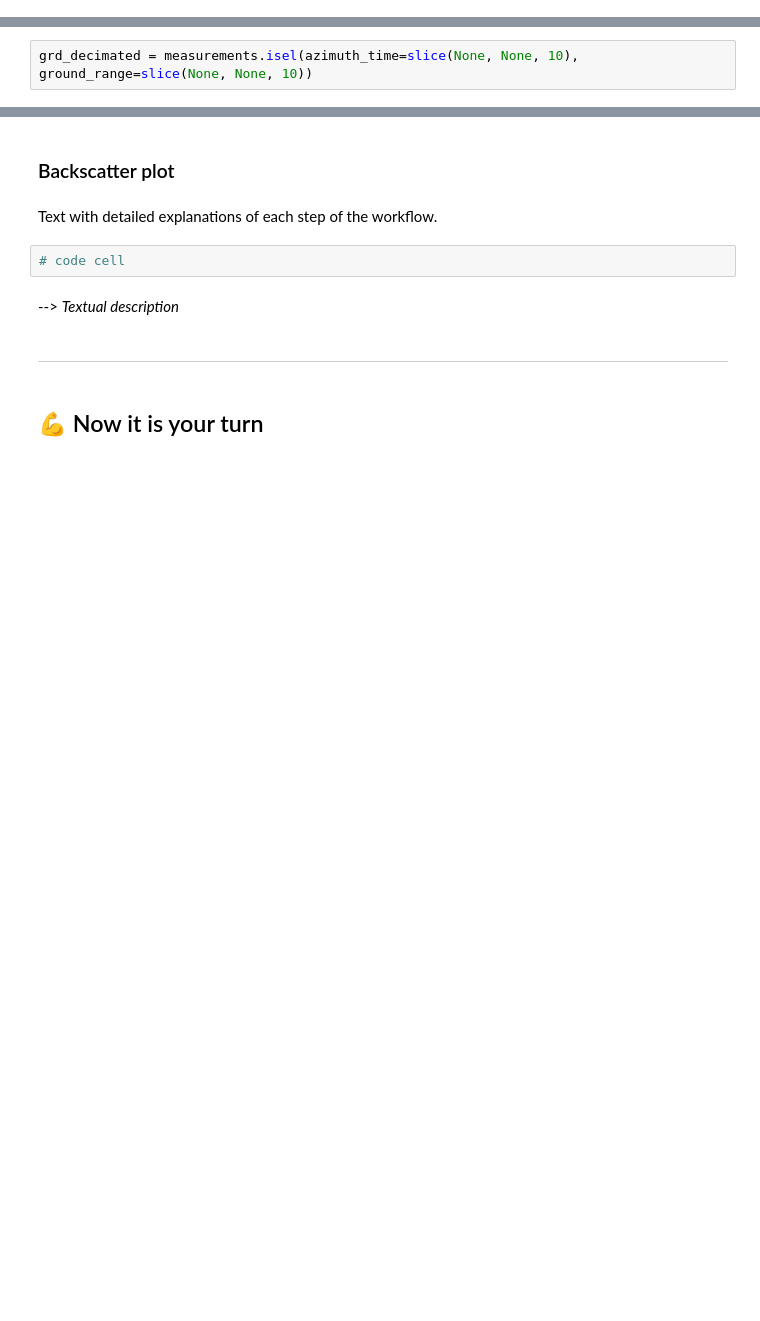
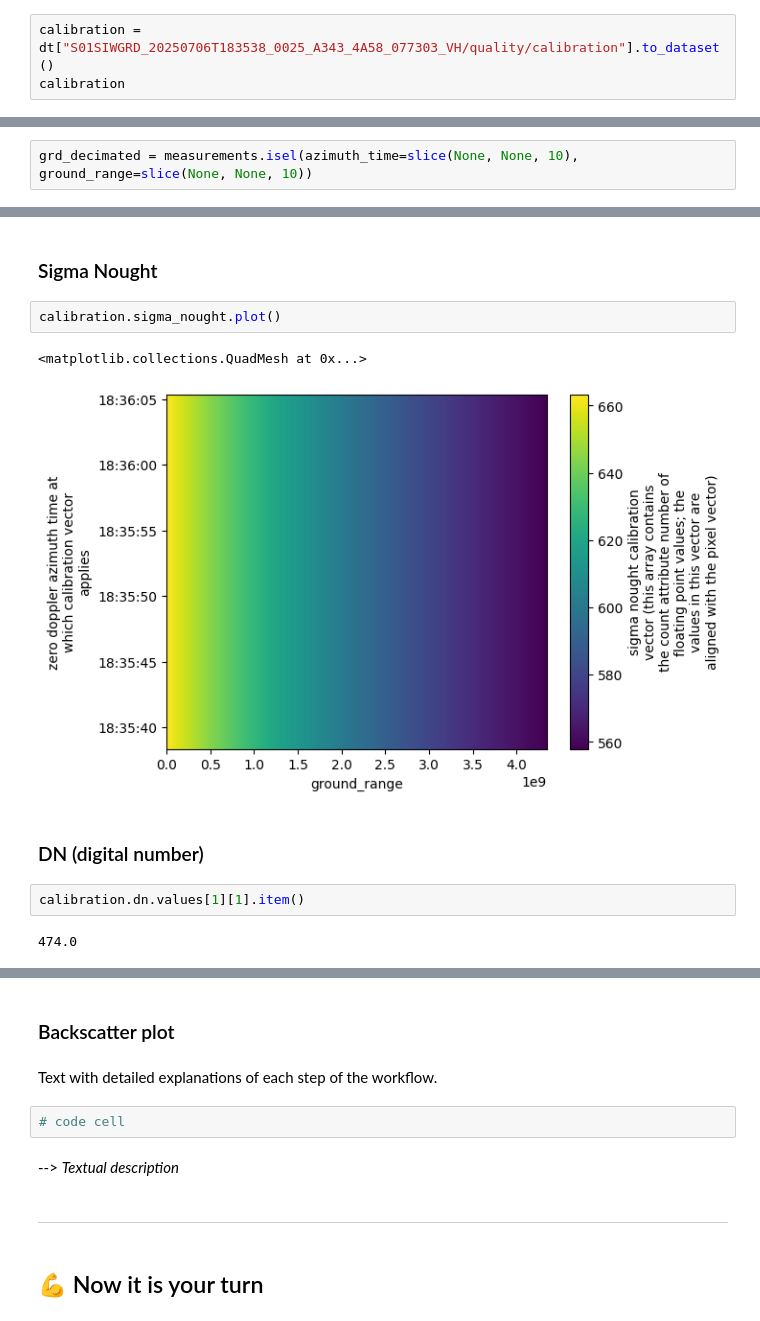
Before and after one commit to eopf-toolkit/eopf-101, a Jupyter notebook: notebook_S1/23_zarr_structure_S1GRD.ipynb, the cells around one changed output, grey strips where cells are left out. Cells and saved outputs as stored; diff of their text form; blank space fills up the shorter version.

```diff
--- a/notebook_S1/23_zarr_structure_S1GRD.ipynb
+++ b/notebook_S1/23_zarr_structure_S1GRD.ipynb
@@ -137,0 +183,3 @@ Now that we knwo how to access subgroups, we can check where some of the useful
+# %%
+calibration = dt["S01SIWGRD_20250706T183538_0025_A343_4A58_077303_VH/quality/calibration"].to_dataset()
+calibration
@@ -147,3 +289,16 @@ plt.ylim(0, grd_decimated.grd.shape[0])
 plt.show()
 # %% [output]
 [figure]
+# %% [markdown]
+### Sigma Nought
+# %%
+calibration.sigma_nought.plot()
+# %% [output]
+<matplotlib.collections.QuadMesh at 0x...>
+[figure, added]
+# %% [markdown]
+### DN (digital number)
+# %%
+calibration.dn.values[1][1].item()
+# %% [output]
+474.0
```
Also changed, not shown: parts of 14 cells of this notebook.
